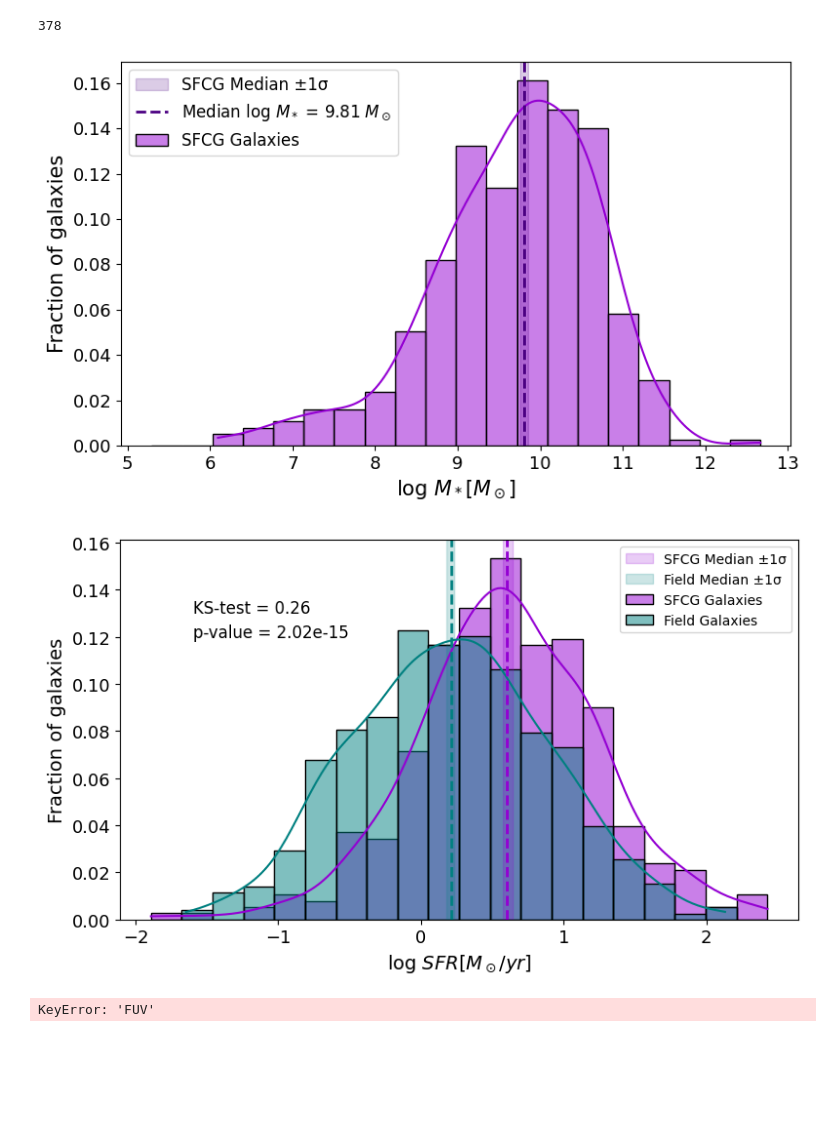
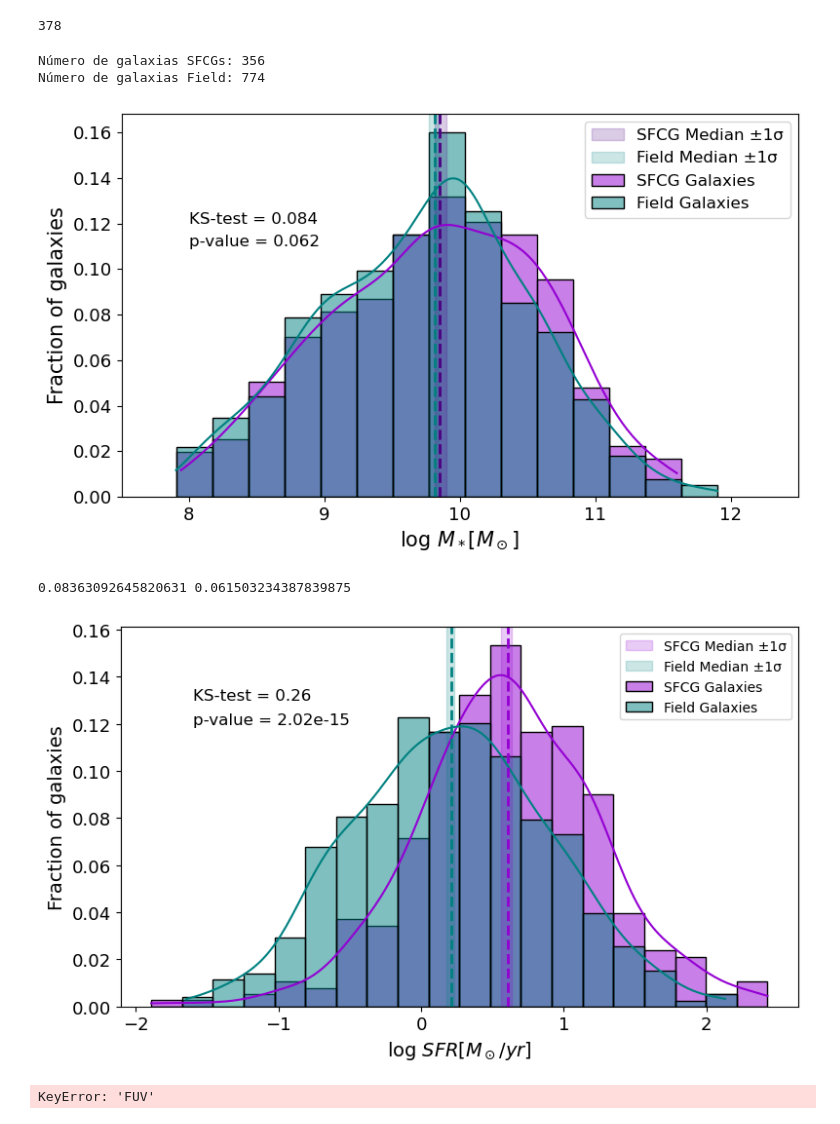
Before and after one commit to Siortiz/MorphoLS, a Jupyter notebook: Analysis/Control_Sample_Blue.ipynb, the cells around one changed output. Saved outputs shown, nothing was run; the diff lists cells and outputs as text; code cells hidden in the pictures; blank space fills up the shorter version.

Commit message:
Actualización 22 Oct en cs_blue, corte en masa

```diff
--- a/Analysis/Control_Sample_Blue.ipynb
+++ b/Analysis/Control_Sample_Blue.ipynb
@@ -144,22 +144,28 @@ c = 300000
 sfr_cs_blue['Distance (Mpc)'] = (sfr_cs_blue['z']*c)/H_0
 sfr_cs_blue['M_i'] = sfr_cs_blue['m_i_corrected'] - 5*np.log10(sfr_cs_blue['Distance (Mpc)']*1000000) + 5 + 1.592*sfr_cs_blue['ebv_1']
 sfr_cs_blue['stellar_mass_phot_i'] = (1.15 + 0.7*(sfr_cs_blue['m_g_corrected'] - sfr_cs_blue['m_i_corrected']) - 0.4*sfr_cs_blue['M_i'])
+# %%
+# Filtrar por masa
+
+sfr_decals = sfr_decals[(sfr_decals['stellar_mass_phot_i'] > 7.9) & (sfr_decals['stellar_mass_phot_i'] < 12)]
+sfr_cs_blue = sfr_cs_blue[(sfr_cs_blue['stellar_mass_phot_i'] > 7.9) & (sfr_cs_blue['stellar_mass_phot_i'] < 12)]
+
+print(f'Número de galaxias SFCGs: {len(sfr_decals)}')
+print(f'Número de galaxias Field: {len(sfr_cs_blue)}')
+# %% [output]
+Número de galaxias SFCGs: 356
+Número de galaxias Field: 774
 # %%
-import numpy as np
-import seaborn as sns
-import matplotlib.pyplot as plt
-from scipy.stats import ks_2samp
-
 # Datos y limpieza
 decals_mass = sfr_decals['stellar_mass_phot_i']
 cs_mass = sfr_cs_blue['stellar_mass_phot_i']
-decals_clean = decals_mass[~np.isnan(decals_mass)]
-cs_clean = cs_mass[~np.isnan(cs_mass)]
+decals_clean = decals_mass[(~np.isnan(decals_mass))]
+cs_clean = cs_mass[(~np.isnan(cs_mass))]
 
 # Bins para los histogramas
 bin_edges = np.linspace(min(decals_clean.min(), cs_clean.min()),
                         max(decals_clean.max(), cs_clean.max()),
-                        21)
+                        16)
 
 # Función de bootstrap para la mediana
 def bootstrap_median_ci(data, n_bootstrap=1000, ci=68):
@@ -173,47 +179,45 @@ def bootstrap_median_ci(data, n_bootstrap=1000, ci=68):
     return lower, upper
 
 # Medianas y bandas de incertidumbre
 median_x = np.median(decals_clean)
 median_y = np.median(cs_clean)
 low_x, high_x = bootstrap_median_ci(decals_clean)
 low_y, high_y = bootstrap_median_ci(cs_clean)
 
 # === Graficar ===
 plt.figure(figsize=(8, 4.8))
 sns.histplot(decals_clean, kde=True, stat='probability', alpha=0.5, bins=bin_edges, color='darkviolet', label='SFCG Galaxies')
-#sns.histplot(cs_clean, kde=True, stat='probability', alpha=0.5, bins=bin_edges, color='teal', label='Field Galaxies')
+sns.histplot(cs_clean, kde=True, stat='probability', alpha=0.5, bins=bin_edges, color='teal', label='Field Galaxies')
 
 # Regiones sombreadas ±1σ
 plt.axvspan(low_x, high_x, color='indigo', alpha=0.2, label='SFCG Median ±1σ')
-#plt.axvspan(low_y, high_y, color='teal', alpha=0.2, label='Field Median ±1σ')
+plt.axvspan(low_y, high_y, color='teal', alpha=0.2, label='Field Median ±1σ')
 
 # Líneas de la mediana
-plt.axvline(median_x, color='indigo', linestyle='--', linewidth=2, label=f'Median log $M_*$ = {median_x:.2f} $M_\odot$')
-#plt.axvline(median_y, color='teal', linestyle='--', linewidth=2)
+plt.axvline(median_x, color='indigo', linestyle='--', linewidth=2)#, label=f'Median log $M_*$ = {median_x:.2f} $M_\odot$')
+plt.axvline(median_y, color='teal', linestyle='--', linewidth=2)
 
 # Etiquetas y título
 plt.xlabel('log $M_* [M_\odot]$', size=15)
 plt.ylabel('Fraction of galaxies', size=15)
 #plt.title('Mass of the SFCG and Field Galaxies color filtered', size=16)
 plt.xticks(size=13)
 plt.yticks(size=13)
+plt.xlim(7.5, 12.5)
 
 # KS-test
-#ks_stat, p_value = ks_2samp(decals_clean, cs_clean)
-#plt.text(6.7, 0.12, f'KS-test = {ks_stat:.2f}', color='black', fontsize=12)
-#plt.text(6.7, 0.11, f'p-value = {p_value:.2f}', color='black', fontsize=12)
+ks_stat, p_value = ks_2samp(decals_clean, cs_clean)
+plt.text(8, 0.12, f'KS-test = {ks_stat:.3f}', color='black', fontsize=12)
+plt.text(8, 0.11, f'p-value = {p_value:.3f}', color='black', fontsize=12)
 
 plt.legend(fontsize=12)
 plt.tight_layout()
 plt.show()
+print(ks_stat, p_value)
 # %% [output]
-[figure, old version]
+[figure, new version]
+0.08363092645820631 0.061503234387839875
 # %%
-import numpy as np
-import seaborn as sns
-import matplotlib.pyplot as plt
-from scipy.stats import ks_2samp
-
 # Datos y limpieza
 decals_sfr = sfr_decals['logSFR_NUV']
 cs_sfr = sfr_cs_blue['logSFR_NUV']
@@ -271,7 +275,7 @@ plt.legend()
 plt.tight_layout()
 plt.show()
 # %% [output]
-[figure, old version]
+[figure, new version]
 # %%
 sfr_decals['FUV-NUV'] = sfr_decals['FUV']-sfr_decals['NUV']
 # %% [output]
```
Also changed, not shown: parts of 16 cells of this notebook.
